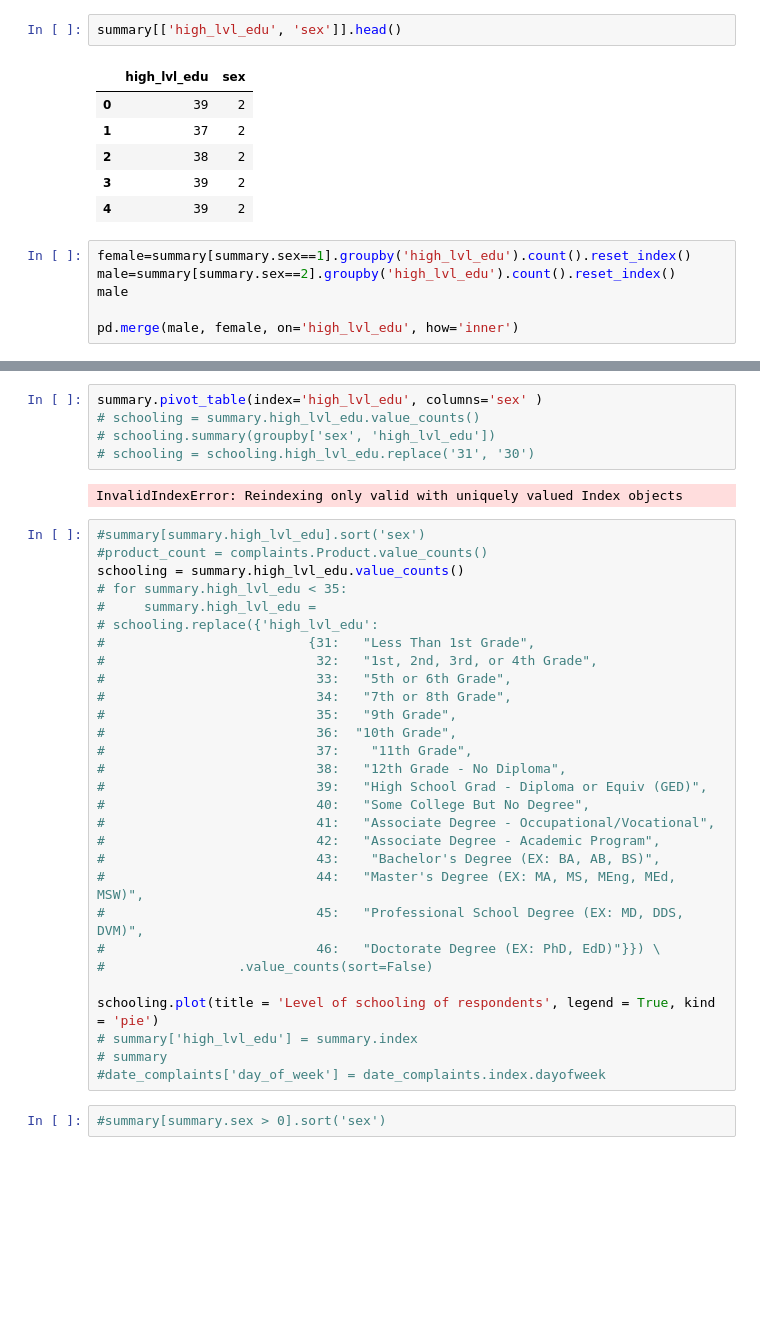
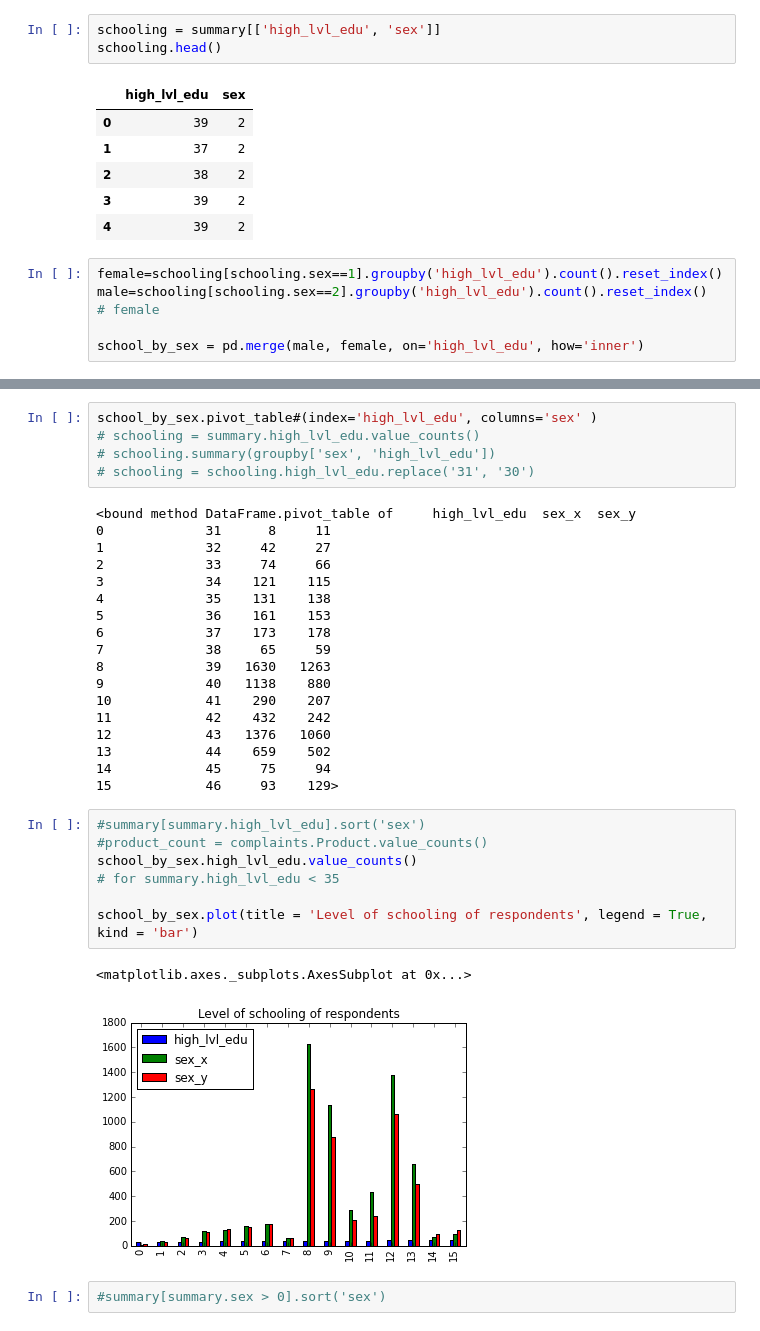
Before and after one commit to nckathleen/ATUS-Analysis, a Jupyter notebook: ATUS-Anaylsis.ipynb, the cells around one changed output, grey strips where cells are left out. Drawn from its saved outputs; the diff is of its cells as text; blank space fills up the shorter version.

Commit message:
Bar chart by male and female.

```diff
--- a/ATUS-Anaylsis.ipynb
+++ b/ATUS-Anaylsis.ipynb
@@ -47,7 +47,8 @@ summary.high_lvl_edu[39:46].count()
 # %% [output]
 7
 # %%
-summary[['high_lvl_edu', 'sex']].head()
+schooling = summary[['high_lvl_edu', 'sex']]
+schooling.head()
 # %% [output]
 |  | high_lvl_edu | sex |
 | 0 | 39 | 2 |
@@ -56,8 +57,8 @@ summary[['high_lvl_edu', 'sex']].head()
 | 3 | 39 | 2 |
 | 4 | 39 | 2 |
 # %%
-female=summary[summary.sex==1].groupby('high_lvl_edu').count().reset_index()
-male=summary[summary.sex==2].groupby('high_lvl_edu').count().reset_index()
-male
+female=schooling[schooling.sex==1].groupby('high_lvl_edu').count().reset_index()
+male=schooling[schooling.sex==2].groupby('high_lvl_edu').count().reset_index()
+# female
 
-pd.merge(male, female, on='high_lvl_edu', how='inner')
+school_by_sex = pd.merge(male, female, on='high_lvl_edu', how='inner')
@@ -83,39 +65,36 @@ pd.merge(male, female, on='high_lvl_edu', how='inner')
 # %%
-summary.pivot_table(index='high_lvl_edu', columns='sex' )
+school_by_sex.pivot_table#(index='high_lvl_edu', columns='sex' )
 # schooling = summary.high_lvl_edu.value_counts()
 # schooling.summary(groupby['sex', 'high_lvl_edu'])
 # schooling = schooling.high_lvl_edu.replace('31', '30')
 # %% [output]
-InvalidIndexError: Reindexing only valid with uniquely valued Index objects
+<bound method DataFrame.pivot_table of     high_lvl_edu  sex_x  sex_y
+0             31      8     11
+1             32     42     27
+2             33     74     66
+3             34    121    115
+4             35    131    138
+5             36    161    153
+6             37    173    178
+7             38     65     59
+8             39   1630   1263
+9             40   1138    880
+10            41    290    207
+11            42    432    242
+12            43   1376   1060
+13            44    659    502
+14            45     75     94
+15            46     93    129>
-# %%
-#summary[summary.high_lvl_edu].sort('sex')
-#product_count = complaints.Product.value_counts()
-schooling = summary.high_lvl_edu.value_counts()
-# for summary.high_lvl_edu < 35:
-#     summary.high_lvl_edu =
-# schooling.replace({'high_lvl_edu':
-#                          {31:   "Less Than 1st Grade",
-#                           32:   "1st, 2nd, 3rd, or 4th Grade",
-#                           33:   "5th or 6th Grade",
-#                           34:   "7th or 8th Grade",
-#                           35:   "9th Grade",
-#                           36:  "10th Grade",
-#                           37:    "11th Grade",
-#                           38:   "12th Grade - No Diploma",
-#                           39:   "High School Grad - Diploma or Equiv (GED)",
-#                           40:   "Some College But No Degree",
-#                           41:   "Associate Degree - Occupational/Vocational",
-#                           42:   "Associate Degree - Academic Program",
-#                           43:    "Bachelor's Degree (EX: BA, AB, BS)",
-#                           44:   "Master's Degree (EX: MA, MS, MEng, MEd, MSW)",
-#                           45:   "Professional School Degree (EX: MD, DDS, DVM)",
-#                           46:   "Doctorate Degree (EX: PhD, EdD)"}}) \
-#                 .value_counts(sort=False)
-
-schooling.plot(title = 'Level of schooling of respondents', legend = True, kind = 'pie')
-# summary['high_lvl_edu'] = summary.index
-# summary
-#date_complaints['day_of_week'] = date_complaints.index.dayofweek
+# %%
+#summary[summary.high_lvl_edu].sort('sex')
+#product_count = complaints.Product.value_counts()
+school_by_sex.high_lvl_edu.value_counts()
+# for summary.high_lvl_edu < 35
+
+school_by_sex.plot(title = 'Level of schooling of respondents', legend = True, kind = 'bar')
+# %% [output]
+<matplotlib.axes._subplots.AxesSubplot at 0x...>
+[figure, added]
 # %%
 #summary[summary.sex > 0].sort('sex')
 # %%
```
Also changed, not shown: parts of 1 cell of this notebook.
